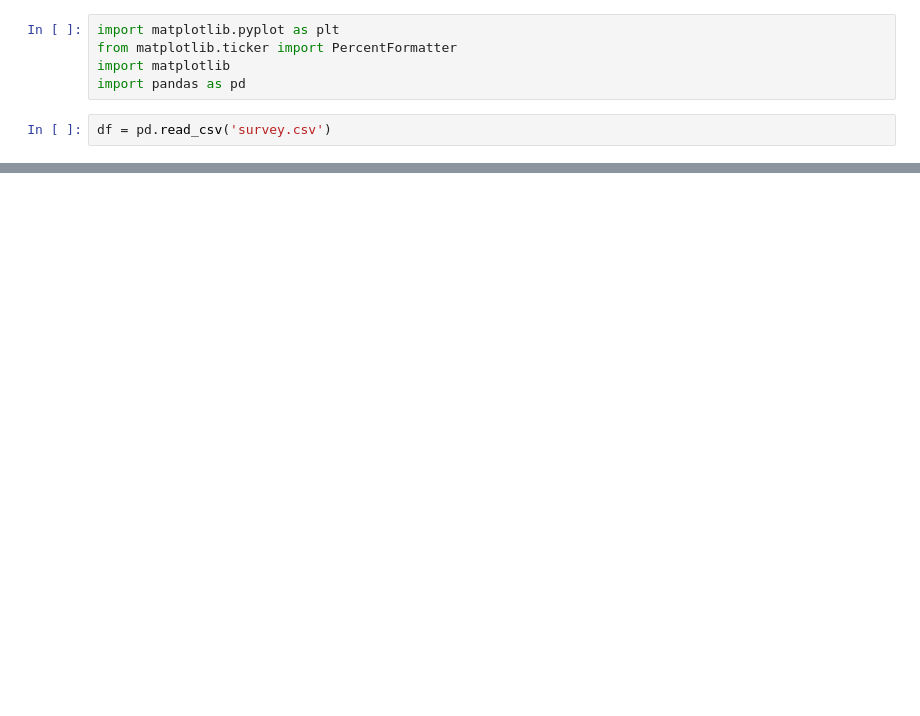
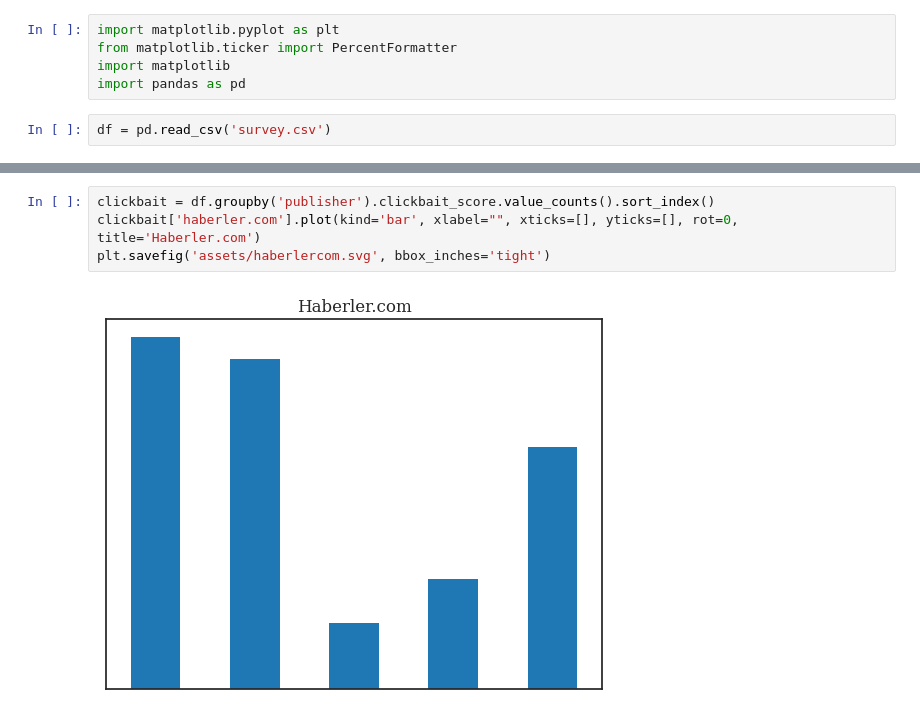
Before and after one commit to CanAksuLing/clickbait-corpus, a Jupyter notebook: plot.ipynb, the cells around one changed output, grey strips where cells are left out. Saved outputs shown, nothing was run; the diff lists cells and outputs as text; blank space fills up the shorter version.

```diff
--- a/plot.ipynb
+++ b/plot.ipynb
@@ -18,0 +40,6 @@ plt.savefig('assets/article-date-plot.svg')
+# %%
+clickbait = df.groupby('publisher').clickbait_score.value_counts().sort_index()
+clickbait['haberler.com'].plot(kind='bar', xlabel="", xticks=[], yticks=[], rot=0, title='Haberler.com')
+plt.savefig('assets/haberlercom.svg', bbox_inches='tight')
+# %% [output]
+[figure, added]
```
Also changed, not shown: parts of 12 cells of this notebook, 20 other files.
